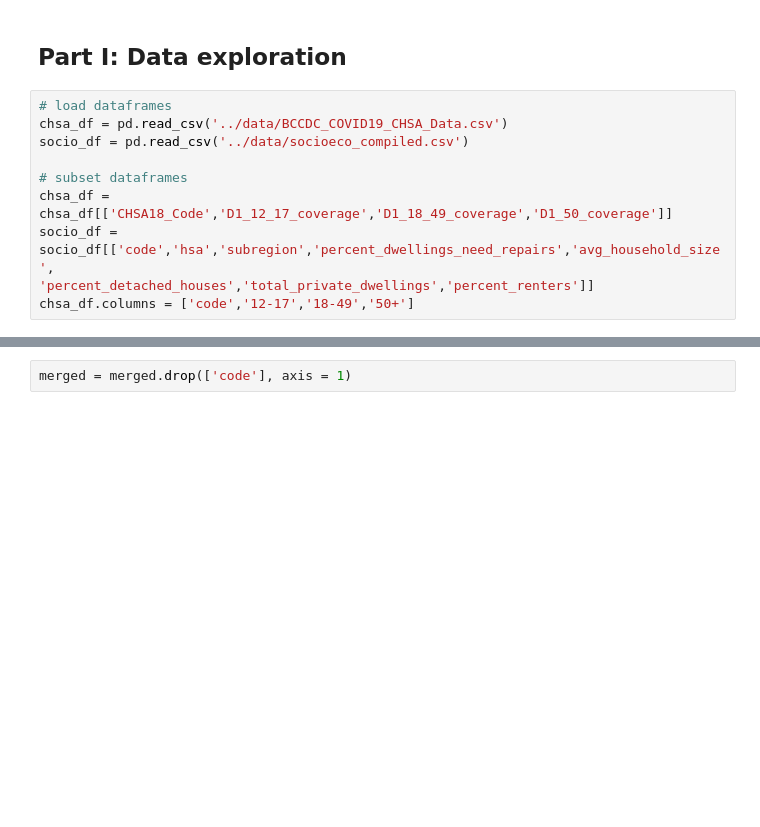
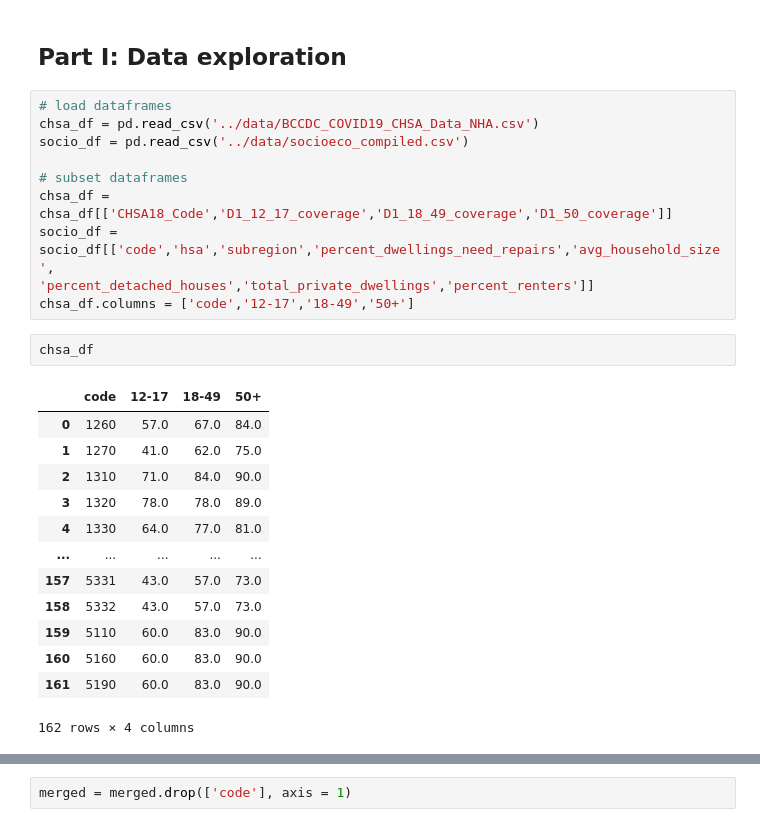
Before and after one commit to racheldunn/vaccination-rates-datajam-team4, a Jupyter notebook: notebooks/vaccination-age-housing-correlation.ipynb, the cells around one changed output, grey strips where cells are left out. Saved outputs shown, nothing was run; the diff lists cells and outputs as text; blank space fills up the shorter version.

```diff
--- a/notebooks/vaccination-age-housing-correlation.ipynb
+++ b/notebooks/vaccination-age-housing-correlation.ipynb
@@ -17,7 +17,7 @@ import numpy as np
 ## Part I: Data exploration
 # %%
 # load dataframes
-chsa_df = pd.read_csv('../data/BCCDC_COVID19_CHSA_Data.csv')
+chsa_df = pd.read_csv('../data/BCCDC_COVID19_CHSA_Data_NHA.csv')
 socio_df = pd.read_csv('../data/socioeco_compiled.csv')
 
 # subset dataframes
@@ -25,6 +25,22 @@ chsa_df = chsa_df[['CHSA18_Code','D1_12_17_coverage','D1_18_49_coverage','D1_50_
 socio_df = socio_df[['code','hsa','subregion','percent_dwellings_need_repairs','avg_household_size',
 'percent_detached_houses','total_private_dwellings','percent_renters']]
 chsa_df.columns = ['code','12-17','18-49','50+']
+# %%
+chsa_df
+# %% [output]
+|  | code | 12-17 | 18-49 | 50+ |
+| 0 | 1260 | 57.0 | 67.0 | 84.0 |
+| 1 | 1270 | 41.0 | 62.0 | 75.0 |
+| 2 | 1310 | 71.0 | 84.0 | 90.0 |
+| 3 | 1320 | 78.0 | 78.0 | 89.0 |
+| 4 | 1330 | 64.0 | 77.0 | 81.0 |
+| ... | ... | ... | ... | ... |
+| 157 | 5331 | 43.0 | 57.0 | 73.0 |
+| 158 | 5332 | 43.0 | 57.0 | 73.0 |
+| 159 | 5110 | 60.0 | 83.0 | 90.0 |
+| 160 | 5160 | 60.0 | 83.0 | 90.0 |
+| 161 | 5190 | 60.0 | 83.0 | 90.0 |
+162 rows × 4 columns
 # %%
 # merge dataframes
 merged = pd.merge(chsa_df, socio_df, how = 'inner', on="code")
```
Also changed, not shown: parts of 9 cells of this notebook, 4 other files.
